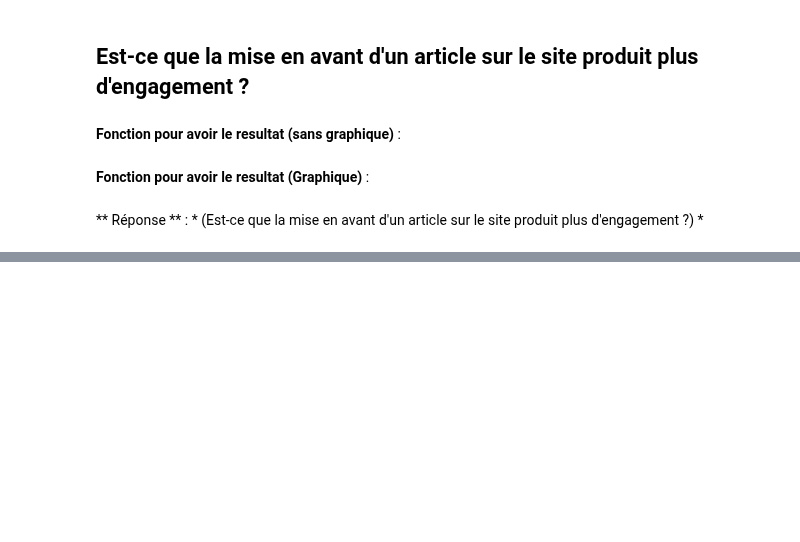
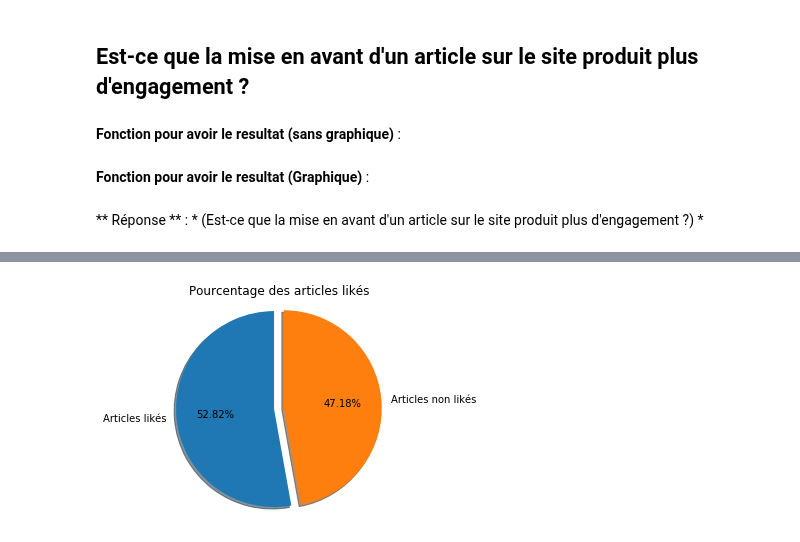
Before and after one commit to vittorio-c/Internet-news-data-with-readers-engagement, a Jupyter notebook: index.ipynb, the cells around one changed output, grey strips where cells are left out. Cells and saved outputs as stored; diff of their text form; code cells hidden in the pictures; blank space fills up the shorter version.

```diff
--- a/index.ipynb
+++ b/index.ipynb
@@ -101,0 +104,44 @@ Pourcentage des commentaires des top articles : 28.15%
+# %%
+# Quel pourcentage d'articles likés est également partagés
+def resultPercentageLikedItems(data, instanceObject):
+    data.fillna(0)
+    # df = df.drop(750)
+    data.published_at = pd.to_datetime(data.published_at)
+    # nombre d'article total
+    instanceObject.temp_variable['nbArticle'] = len(data)
+    # nombre d'article liké
+    instanceObject.temp_variable['nbArticleLike'] = len(data.query('engagement_reaction_count > 0'))
+    # nombre d'article liké et partagé
+    nbArticleLikeAndShare = len(data.query('engagement_reaction_count > 0 \
+                                          and engagement_share_count > 0'))
+    # nombre d'article liké et commenté
+    nbArticleLikeAndComment = len(data.query('engagement_reaction_count > 0 \
+                                            and engagement_comment_count > 0'))
+    # nombre d'article liké, partagé et commenté
+    nbArticleLikeAndShareAndComment = len(data.query('engagement_reaction_count > 0 \
+                                                    and engagement_share_count > 0 \
+                                                    and engagement_comment_count > 0'))
+# %%
+def graphicPercentageLikedItems(data, instanceObject):
+    nbArticle = instanceObject.temp_variable['nbArticle']
+    nbArticleLike = instanceObject.temp_variable['nbArticleLike']
+
+    pctLike = pd.Series([nbArticleLike / nbArticle * 100], index = ['Like'])
+
+    title_article_likes = 'Pourcentage des articles likés'
+    datas_article_likes = [nbArticleLike / nbArticle * 100, 100 - (nbArticleLike / nbArticle * 100)]
+    labels_article_likes = ['Articles likés', 'Articles non likés']
+    explode_article_likes = [0.1,0]
+
+    Chart.createPieChart(title_article_likes, datas_article_likes, labels_article_likes, explode_article_likes)
+# %%
+percentageLikedItems = Question('Quel est le pourcentage d\'articles likés ?', \
+    dataframe_global, \
+    resultPercentageLikedItems, \
+    graphicPercentageLikedItems \
+)
+
+percentageLikedItems.showResult()
+percentageLikedItems.showGraphic()
+# %% [output]
+[figure, added]
```
Also changed, not shown: parts of 9 cells of this notebook, 3 other files.
